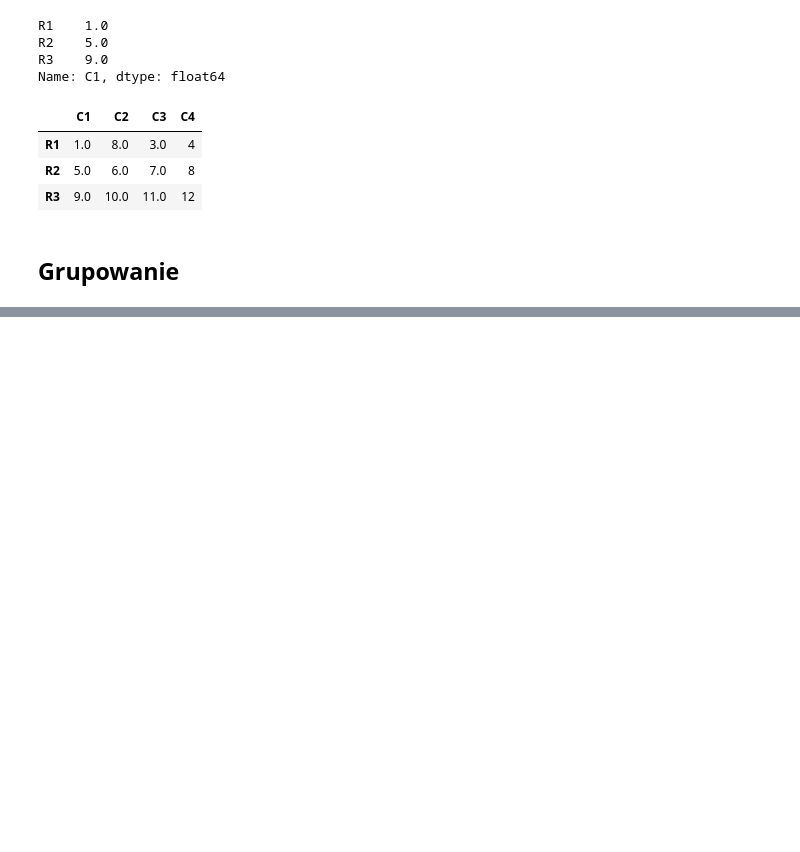
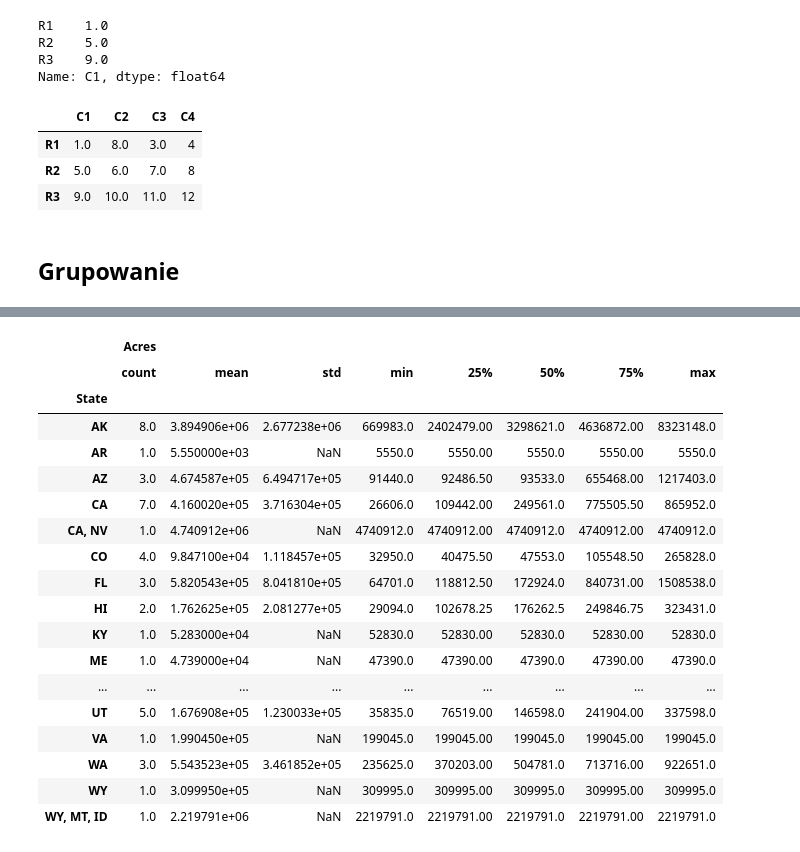
Before and after one commit to trypuz/ai_dla_kazdego, a Jupyter notebook: python_dla_kazdego/python_dla_humanistow.ipynb, the cells around one changed output, grey strips where cells are left out. Saved outputs shown, nothing was run; the diff lists cells and outputs as text; code cells hidden in the pictures; blank space fills up the shorter version.

```diff
--- a/python_dla_kazdego/python_dla_humanistow.ipynb
+++ b/python_dla_kazdego/python_dla_humanistow.ipynb
@@ -2519,0 +2538,22 @@ df.groupby('State').mean()
+# %%
+df.groupby('State').describe()
+# %% [output]
+|  | Acres |  |  |  |  |  |  |  |
+|  | count | mean | std | min | 25% | 50% | 75% | max |
+| State |  |  |  |  |  |  |  |  |
+| AK | 8.0 | 3.894906e+06 | 2.677238e+06 | 669983.0 | 2402479.00 | 3298621.0 | 4636872.00 | 8323148.0 |
+| AR | 1.0 | 5.550000e+03 | NaN | 5550.0 | 5550.00 | 5550.0 | 5550.00 | 5550.0 |
+| AZ | 3.0 | 4.674587e+05 | 6.494717e+05 | 91440.0 | 92486.50 | 93533.0 | 655468.00 | 1217403.0 |
+| CA | 7.0 | 4.160020e+05 | 3.716304e+05 | 26606.0 | 109442.00 | 249561.0 | 775505.50 | 865952.0 |
+| CA, NV | 1.0 | 4.740912e+06 | NaN | 4740912.0 | 4740912.00 | 4740912.0 | 4740912.00 | 4740912.0 |
+| CO | 4.0 | 9.847100e+04 | 1.118457e+05 | 32950.0 | 40475.50 | 47553.0 | 105548.50 | 265828.0 |
+| FL | 3.0 | 5.820543e+05 | 8.041810e+05 | 64701.0 | 118812.50 | 172924.0 | 840731.00 | 1508538.0 |
+| HI | 2.0 | 1.762625e+05 | 2.081277e+05 | 29094.0 | 102678.25 | 176262.5 | 249846.75 | 323431.0 |
+| KY | 1.0 | 5.283000e+04 | NaN | 52830.0 | 52830.00 | 52830.0 | 52830.00 | 52830.0 |
+| ME | 1.0 | 4.739000e+04 | NaN | 47390.0 | 47390.00 | 47390.0 | 47390.00 | 47390.0 |
+| ... | ... | ... | ... | ... | ... | ... | ... | ... |
+| UT | 5.0 | 1.676908e+05 | 1.230033e+05 | 35835.0 | 76519.00 | 146598.0 | 241904.00 | 337598.0 |
+| VA | 1.0 | 1.990450e+05 | NaN | 199045.0 | 199045.00 | 199045.0 | 199045.00 | 199045.0 |
+| WA | 3.0 | 5.543523e+05 | 3.461852e+05 | 235625.0 | 370203.00 | 504781.0 | 713716.00 | 922651.0 |
+| WY | 1.0 | 3.099950e+05 | NaN | 309995.0 | 309995.00 | 309995.0 | 309995.00 | 309995.0 |
+| WY, MT, ID | 1.0 | 2.219791e+06 | NaN | 2219791.0 | 2219791.00 | 2219791.0 | 2219791.00 | 2219791.0 |
```
Also changed, not shown: parts of 5 cells of this notebook.
